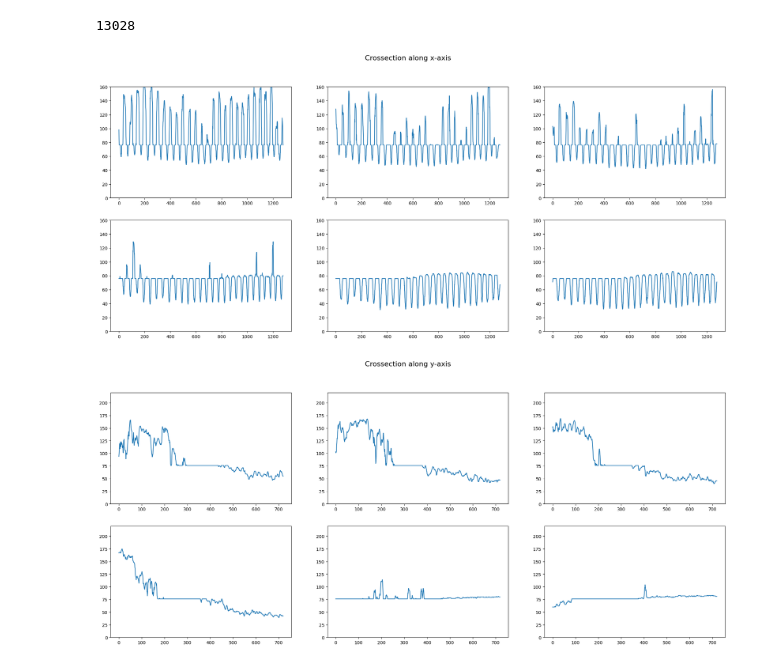
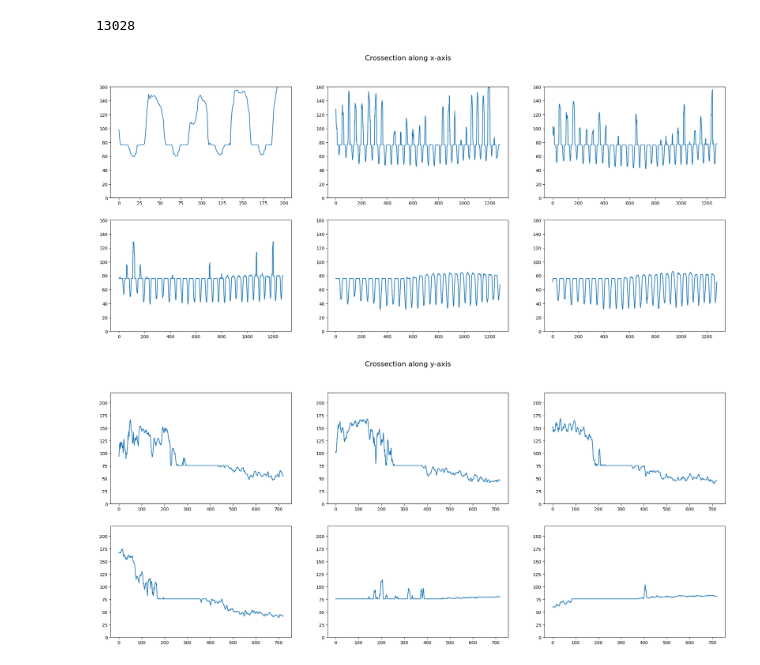
Before and after one commit to shopin32/optic-metrology, a Jupyter notebook: notebooks/IT_IDEA.ipynb, the cells around one changed output. Cells and saved outputs as stored; diff of their text form; code cells hidden in the pictures.

```diff
--- a/notebooks/IT_IDEA.ipynb
+++ b/notebooks/IT_IDEA.ipynb
@@ -73,6 +73,7 @@ first_frame = cv2.imread(frames_df.loc[0, 'Frame_Path'])
 first_frame = cv2.cvtColor(first_frame, cv2.COLOR_BGR2RGB)
 image = cv2.circle(first_frame, (pxl_x, pxl_y), 5, (0, 0, 255) , 2)
 image = cv2.line(image, (0, 100), (1280, 100), (0, 0, 255) , 2)
+image = cv2.line(image, (800, 400), (800, 720), (0, 0, 255) , 2)
 plt.imshow(image)
 plt.show()
 # %% [output]
@@ -117,30 +118,30 @@ frames_count
 # %%
 image = cv2.imread(frames_df.loc[100, 'Frame_Path'])
 gray = cv2.cvtColor(image, cv2.COLOR_BGR2GRAY)
-slice_1 = gray[100, :]
+slice_1 = gray[100, 0:200]
 slice_2 = gray[200, :]
 slice_3 = gray[300, :]
 slice_4 = gray[400, :]
 slice_5 = gray[700, :]
 slice_6 = gray[719, :]
 
 fig, axes = plt.subplots(2, 3, figsize=[25, 10])
 fig.suptitle('Crossection along x-axis', fontsize=16)
 axes[0, 0].plot(slice_1)
 axes[0, 0].set_ylim([0, 160])
 axes[0, 1].plot(slice_2)
 axes[0, 1].set_ylim([0, 160])
 axes[0, 2].plot(slice_3)
 axes[0, 2].set_ylim([0, 160])
 axes[1, 0].plot(slice_4)
 axes[1, 0].set_ylim([0, 160])
 axes[1, 1].plot(slice_5)
 axes[1, 1].set_ylim([0, 160])
 axes[1, 2].plot(slice_6)
 axes[1, 2].set_ylim([0, 160])
 plt.show()
 # %% [output]
-[figure, old version]
+[figure, new version]
 # %%
 image = cv2.imread(frames_df.loc[100, 'Frame_Path'])
 gray = cv2.cvtColor(image, cv2.COLOR_BGR2GRAY)
```
Also changed, not shown: parts of 8 cells of this notebook, 7 other files.
